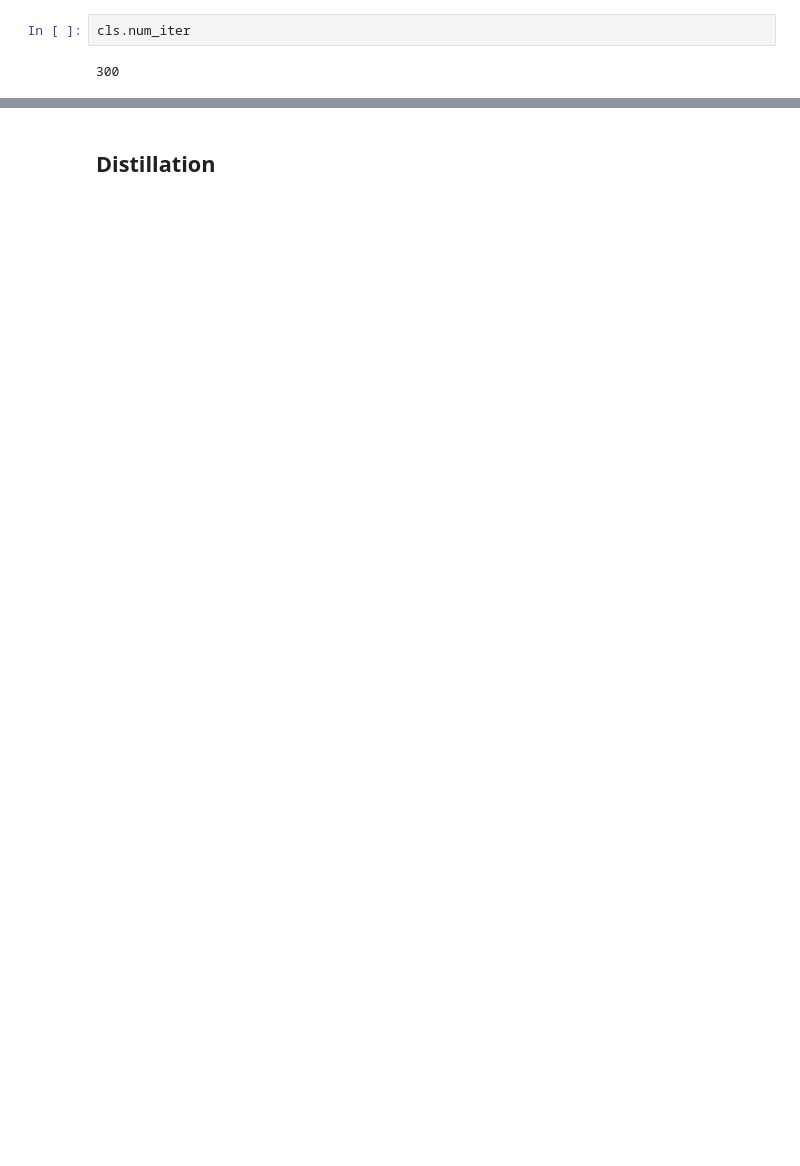
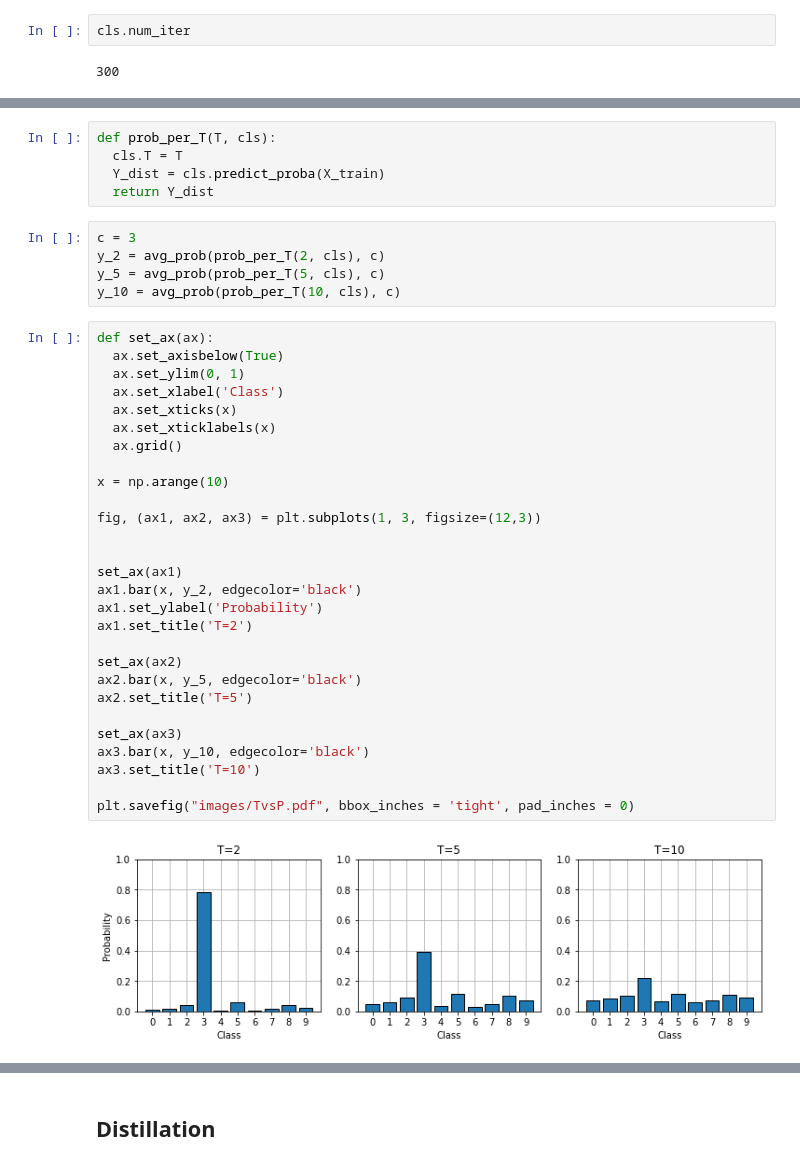
Before and after one commit to BohdanBuhrii/Defending-DNN-against-attacks, a Jupyter notebook: Program/NN Training & distillation.ipynb, the cells around one changed output, grey strips where cells are left out. Saved outputs shown, nothing was run; the diff lists cells and outputs as text; blank space fills up the shorter version.

```diff
--- a/Program/NN Training & distillation.ipynb
+++ b/Program/NN Training & distillation.ipynb
@@ -130,0 +118,40 @@ array([[0.01, 0.02, 0.01, 0.01, 0.64, 0.03, 0.05, 0.05, 0.05, 0.13],
+# %%
+def prob_per_T(T, cls):
+  cls.T = T
+  Y_dist = cls.predict_proba(X_train)
+  return Y_dist
+# %%
+c = 3
+y_2 = avg_prob(prob_per_T(2, cls), c)
+y_5 = avg_prob(prob_per_T(5, cls), c)
+y_10 = avg_prob(prob_per_T(10, cls), c)
+# %%
+def set_ax(ax):
+  ax.set_axisbelow(True)
+  ax.set_ylim(0, 1)
+  ax.set_xlabel('Class')
+  ax.set_xticks(x)
+  ax.set_xticklabels(x)
+  ax.grid()
+
+x = np.arange(10)
+
+fig, (ax1, ax2, ax3) = plt.subplots(1, 3, figsize=(12,3))
+
+
+set_ax(ax1)
+ax1.bar(x, y_2, edgecolor='black')
+ax1.set_ylabel('Probability')
+ax1.set_title('T=2')
+
+set_ax(ax2)
+ax2.bar(x, y_5, edgecolor='black')
+ax2.set_title('T=5')
+
+set_ax(ax3)
+ax3.bar(x, y_10, edgecolor='black')
+ax3.set_title('T=10')
+
+plt.savefig("images/TvsP.pdf", bbox_inches = 'tight', pad_inches = 0)
+# %% [output]
+[figure, added]
```
Also changed, not shown: parts of 19 cells of this notebook, 21 other files.
